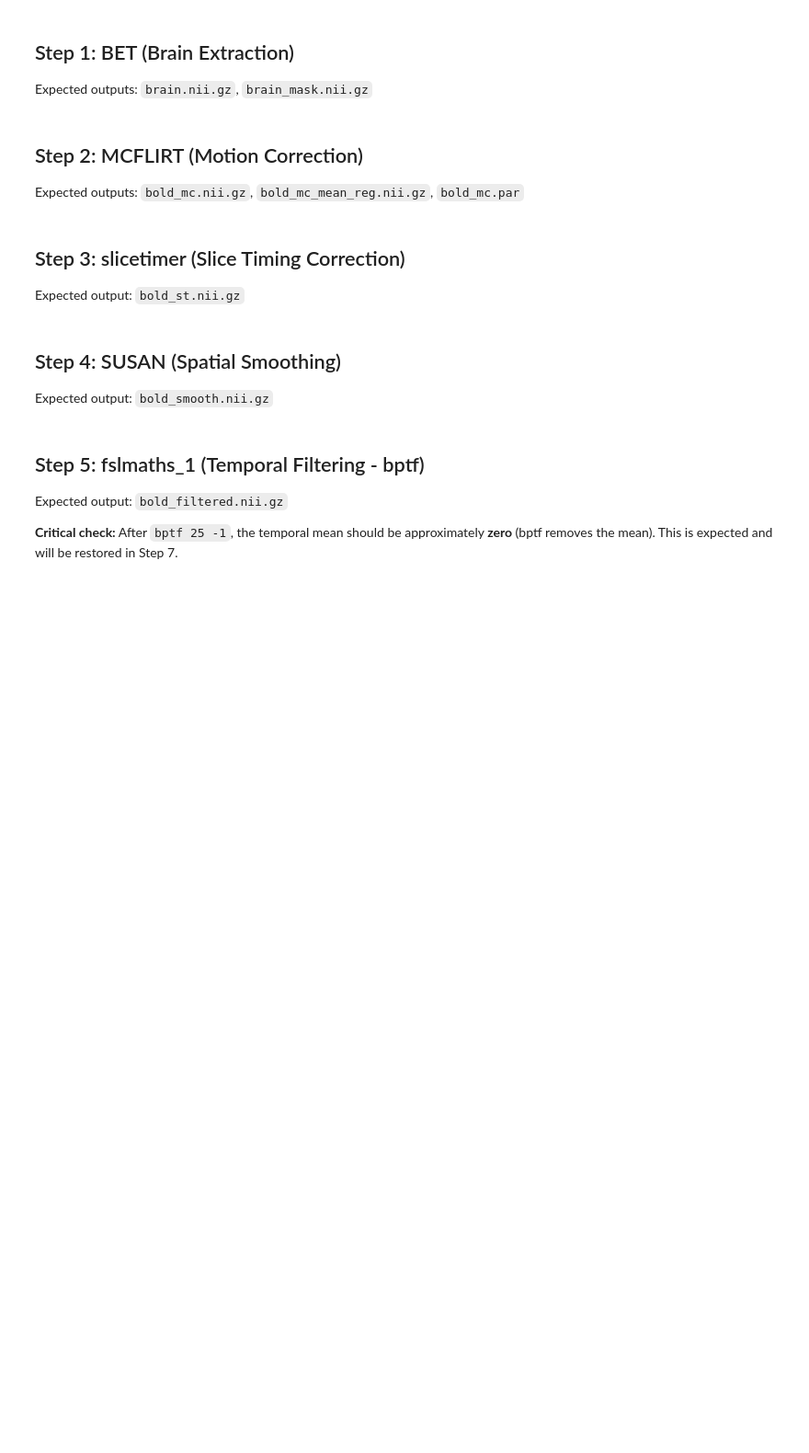
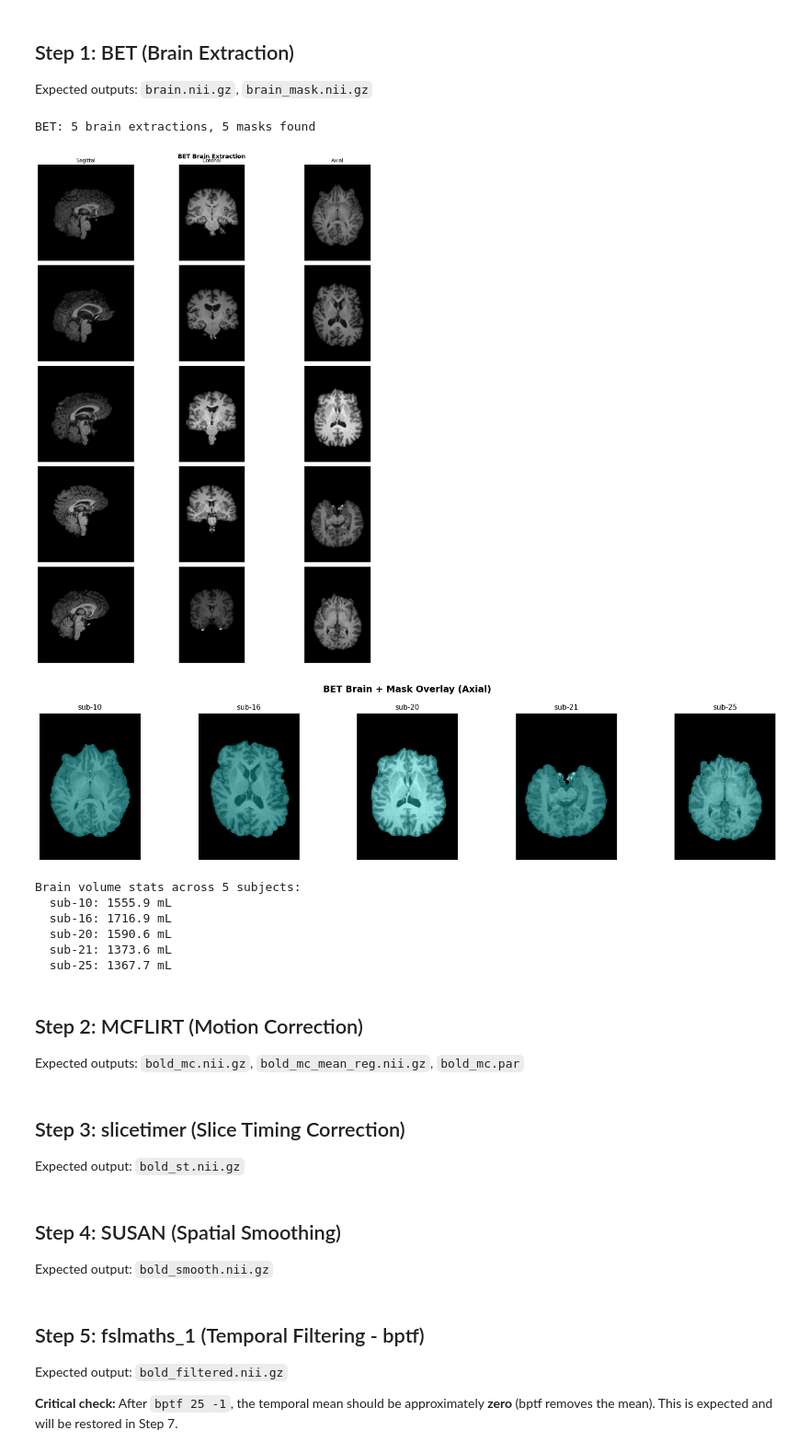
Before and after one commit to KunaalAgarwal/niBuild-auxiliary, a Jupyter notebook: validation/flanker/inspect_pipeline.ipynb, the cells around one changed output. Shown at 92% size. Cells and saved outputs as stored; diff of their text form; code cells hidden in the pictures; blank space fills up the shorter version.

Commit message:
Added subject mapping to the flanker inspect pipeline. Working to ensure the outputs were correct and then making the figure

```diff
--- a/validation/flanker/inspect_pipeline.ipynb
+++ b/validation/flanker/inspect_pipeline.ipynb
@@ -166,3 +397,69 @@ else:
+# %%
+bet_brains = find_cached_files("brain.nii.gz", step_name="bet")
+bet_masks = find_cached_files("brain_mask.nii.gz", step_name="bet")
+n_subj = len(bet_brains)
+print(f"BET: {n_subj} brain extractions, {len(bet_masks)} masks found")
+
+if bet_brains:
+    # 3-view grid: subjects (rows) x sagittal, coronal, axial (cols)
+    fig, axes = plt.subplots(n_subj, 3, figsize=(14, 3.5 * n_subj))
+    if n_subj == 1:
+        axes = axes[np.newaxis, :]
+
+    for i, bf in enumerate(bet_brains):
+        brain_data = nib.load(bf).get_fdata()
+        shape = brain_data.shape[:3]
+        mid = [s // 2 for s in shape]
+        for col, (s, label) in enumerate(zip(mid, ["Sagittal", "Coronal", "Axial"])):
+            idx = [slice(None)] * 3
+            idx[col] = s
+            axes[i, col].imshow(np.rot90(brain_data[tuple(idx)]), cmap="gray")
+            axes[i, col].axis("off")
+            if i == 0:
+                axes[i, col].set_title(label, fontsize=12)
+        axes[i, 0].set_ylabel(subj_label(i), fontsize=11, fontweight="bold",
+                               rotation=0, labelpad=60, va="center")
+
+    fig.suptitle("BET Brain Extraction", fontsize=14, fontweight="bold")
+    plt.tight_layout()
+    plt.show()
+
+    # Mask overlay for all subjects (axial only)
+    if bet_masks:
+        fig2, axes2 = plt.subplots(1, n_subj, figsize=(3.5 * n_subj, 4))
+        if n_subj == 1:
+            axes2 = [axes2]
+        for i, (bf, mf) in enumerate(zip(bet_brains, bet_masks)):
+            brain_data = nib.load(bf).get_fdata()
+            mask_data = nib.load(mf).get_fdata()
+            z = brain_data.shape[2] // 2
+            axes2[i].imshow(np.rot90(brain_data[:, :, z]), cmap="gray")
+            mask_masked = np.ma.masked_where(mask_data[:, :, z] <= 0, mask_data[:, :, z])
+            axes2[i].imshow(np.rot90(mask_masked), cmap="cool", alpha=0.3)
+            axes2[i].set_title(subj_label(i), fontsize=11)
+            axes2[i].axis("off")
+        fig2.suptitle("BET Brain + Mask Overlay (Axial)", fontsize=14, fontweight="bold")
+        plt.tight_layout()
+        plt.show()
+
+    print(f"\nBrain volume stats across {n_subj} subjects:")
+    for i, bf in enumerate(bet_brains):
+        bd = nib.load(bf).get_fdata()
+        voxel_vol = np.prod(nib.load(bf).header.get_zooms()[:3])
+        brain_vol_ml = np.sum(bd > 0) * voxel_vol / 1000
+        print(f"  {subj_label(i)}: {brain_vol_ml:.1f} mL")
+else:
+    print("No BET outputs found yet.")
+# %% [output]
+BET: 5 brain extractions, 5 masks found
+[figure, added]
+[figure, added]
+Brain volume stats across 5 subjects:
+  sub-10: 1555.9 mL
+  sub-16: 1716.9 mL
+  sub-20: 1590.6 mL
+  sub-21: 1373.6 mL
+  sub-25: 1367.7 mL
 # %% [markdown]
 ## Step 2: MCFLIRT (Motion Correction)
 
```
Also changed, not shown: parts of 19 cells of this notebook.
